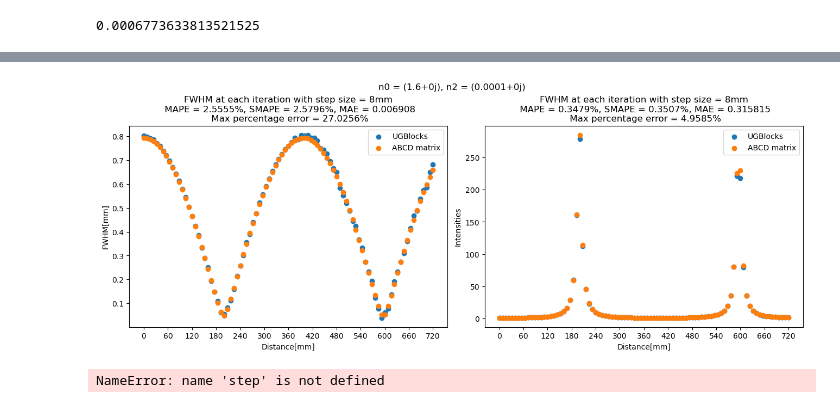
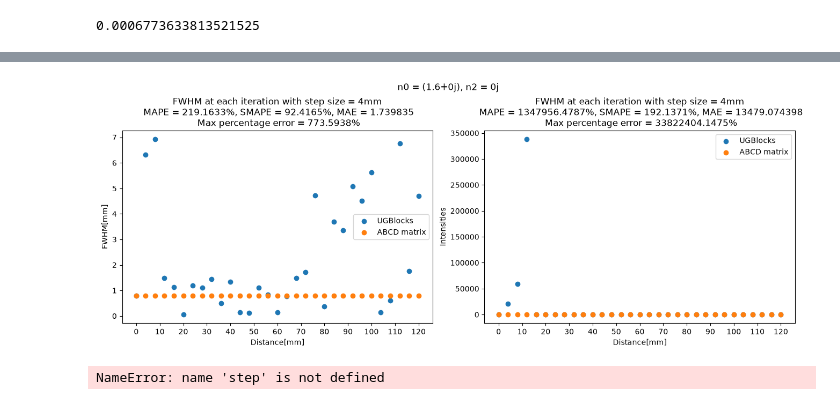
Before and after one commit to kskarthiksk/gaussian_duct_1, a Jupyter notebook: graph.ipynb, the cells around one changed output, grey strips where cells are left out. Drawn from its saved outputs; the diff is of its cells as text; code cells hidden in the pictures.

```diff
--- a/graph.ipynb
+++ b/graph.ipynb
@@ -148,12 +148,12 @@ plt.show()
 # %%
 # fwhm_ugb = np.array([0.0820841,0.121976,0.166244,0.203626,0.243607,0.285258,0.328429,0.368583,0.409361,0.450372,0.49066])
-fwhm_ugb = np.loadtxt('/home/karthik/Desktop/FAU/Thesis/UGBlocks_V4_Oct_21_2025/program2D/fwhms.csv', delimiter=',', dtype=float)
-int_ugb = np.loadtxt('/home/karthik/Desktop/FAU/Thesis/UGBlocks_V4_Oct_21_2025/program2D/intensities.csv', delimiter=',', dtype=float)
+fwhm_ugb = np.loadtxt('/home/karthik/Desktop/Thesis/UGBlocks_V4_Oct_21_2025/program2D/fwhms.csv', delimiter=',', dtype=float)
+int_ugb = np.loadtxt('/home/karthik/Desktop/Thesis/UGBlocks_V4_Oct_21_2025/program2D/intensities.csv', delimiter=',', dtype=float)
 # fwhm_ugb = np.loadtxt('/home/karthik/FAUbox/thesis/fwhm.csv', delimiter=',', dtype=float)
 # file = open("/home/karthik/Desktop/FAU/Thesis/UGBlocks_V4_Oct_21_2025/program2D/para.dat", 'r')
 # file = open("/home/karthik/FAUbox/thesis/para.dat", 'r')
 params_ugb = {}
-with open("/home/karthik/Desktop/FAU/Thesis/UGBlocks_V4_Oct_21_2025/program2D/para.dat") as f:
+with open("/home/karthik/Desktop/Thesis/UGBlocks_V4_Oct_21_2025/program2D/para.dat") as f:
     lines = f.readlines()
     for item in lines:
         item = item.split()
@@ -170,34 +170,34 @@ int_abcd = amps[0::step_size]**2
 fig, axes = plt.subplots(1,2, figsize=(13,5), constrained_layout=True)
 axes[0].scatter(np.arange(0, end, step_size), fwhm_ugb[0::1], label="UGBlocks")
 axes[0].scatter(np.arange(0, end, step_size), fwhm_abcd, label="ABCD matrix")
 mape_fwhm = 100 * np.mean(np.abs(fwhm_ugb - fwhm_abcd) / fwhm_abcd)
 smape_fwhm = 200 * np.mean(np.abs(fwhm_ugb - fwhm_abcd) / (np.abs(fwhm_ugb) + np.abs(fwhm_abcd)))
 mae_fwhm = np.mean(np.abs(fwhm_ugb - fwhm_abcd))
 maxPE_fwhm = 100 * np.max(np.abs(fwhm_ugb - fwhm_abcd) / fwhm_abcd)
 axes[0].set_ylabel("FWHM[mm]")
 axes[0].set_xlabel("Distance[mm]")
 axes[0].set_xticks(np.arange(0, end, end//12))
 axes[0].set_title(f"FWHM at each iteration with step size = {step_size}mm\n MAPE = {mape_fwhm:.4f}%, SMAPE = {smape_fwhm:.4f}%, MAE = {mae_fwhm:.6f}\n Max percentage error = {maxPE_fwhm:.4f}%")
 axes[0].legend()
 
 mape_intensity = 100 * np.mean(np.abs(int_ugb - int_abcd) / int_abcd)
 smape_intensity = 200 * np.mean(np.abs(int_ugb - int_abcd) / (np.abs(int_ugb) + np.abs(int_abcd)))
 mae_intensity = np.mean(np.abs(int_ugb - int_abcd))
 maxPE_intensity = 100 * np.max(np.abs(int_ugb - int_abcd) / int_abcd)
 axes[1].scatter(np.arange(0, end, step_size), int_ugb[0::1], label="UGBlocks")
 axes[1].scatter(np.arange(0, end, step_size), (int_abcd), label="ABCD matrix")
 axes[1].set_ylabel("Intensities")
 axes[1].set_xlabel("Distance[mm]")
 axes[1].set_xticks(np.arange(0, end, end//12))
 axes[1].set_title("Intensities at each iteration")
 axes[1].set_title(f"FWHM at each iteration with step size = {step_size}mm\n MAPE = {mape_intensity:.4f}%, SMAPE = {smape_intensity:.4f}%, MAE = {mae_intensity:.6f}\n Max percentage error = {maxPE_intensity:.4f}%")
 axes[1].legend()
 
 plt.suptitle(f"n0 = {n0_ugb}, n2 = {n2_ugb}")
 
 plt.show()
 # %% [output]
-[figure, old version]
+[figure, new version]
 # %%
 fig, axes = plt.subplots(1,2, figsize=(13,5), constrained_layout=True)
 axes[0].scatter(np.arange(140, 180, step), fwhm_ugb[140//step:180//step], label="UGBlocks")
```
Also changed, not shown: parts of 2 cells of this notebook, 5 other files.
